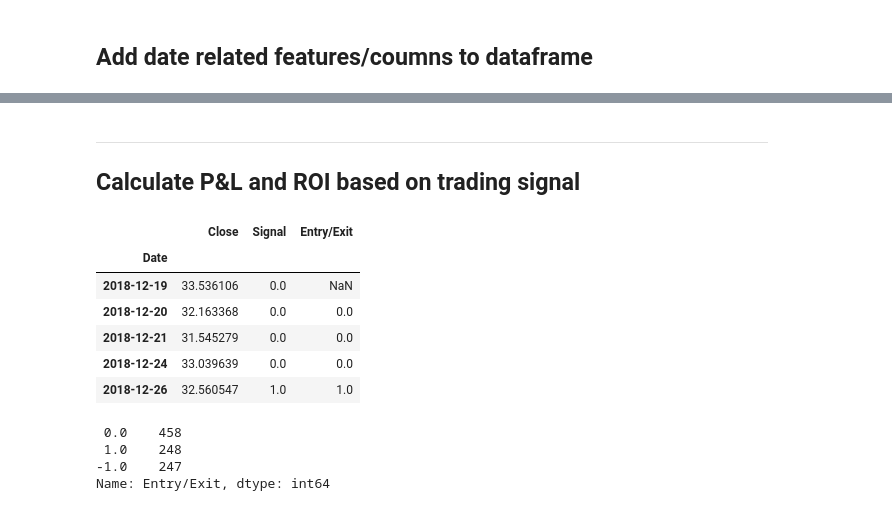
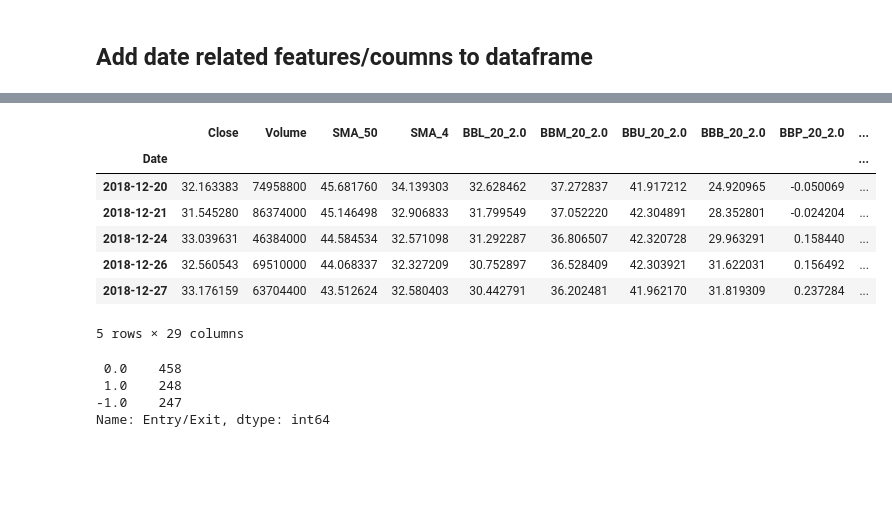
Before and after one commit to jamestan8292/Trading_Bot, a Jupyter notebook: main_ml_XGB.ipynb, the cells around one changed output, grey strips where cells are left out. Saved outputs shown, nothing was run; the diff lists cells and outputs as text; code cells hidden in the pictures; blank space fills up the shorter version.

```diff
--- a/main_ml_XGB.ipynb
+++ b/main_ml_XGB.ipynb
@@ -169,21 +159,20 @@ df.head()
 5 rows × 29 columns
 # %%
 df=df.set_index(['Date'])
-# %% [markdown]
-___
-## Calculate P&L and ROI based on trading signal
 # %%
 # Calculate the points in time when the Signal value changes
 # Identify trade entry (1) and exit (-1) points
-pl_df = df[['Close', 'Signal']].copy()
-pl_df['Entry/Exit'] = pl_df['Signal'].diff()
-pl_df.head()
+df['Entry/Exit'] = df['Signal'].diff()
+df = df.dropna()
+
+df.head()
 # %% [output]
-|  | Close | Signal | Entry/Exit |
-| Date |  |  |  |
-| 2018-12-19 | 33.536106 | 0.0 | NaN |
-| 2018-12-20 | 32.163368 | 0.0 | 0.0 |
-| 2018-12-21 | 31.545279 | 0.0 | 0.0 |
-| 2018-12-24 | 33.039639 | 0.0 | 0.0 |
-| 2018-12-26 | 32.560547 | 1.0 | 1.0 |
+|  | Close | Volume | SMA_50 | SMA_4 | BBL_20_2.0 | BBM_20_2.0 | BBU_20_2.0 | BBB_20_2.0 | BBP_20_2.0 | ... |
+| Date |  |  |  |  |  |  |  |  |  | ... |
+| 2018-12-20 | 32.163383 | 74958800 | 45.681760 | 34.139303 | 32.628462 | 37.272837 | 41.917212 | 24.920965 | -0.050069 | ... |
+| 2018-12-21 | 31.545280 | 86374000 | 45.146498 | 32.906833 | 31.799549 | 37.052220 | 42.304891 | 28.352801 | -0.024204 | ... |
+| 2018-12-24 | 33.039631 | 46384000 | 44.584534 | 32.571098 | 31.292287 | 36.806507 | 42.320728 | 29.963291 | 0.158440 | ... |
+| 2018-12-26 | 32.560543 | 69510000 | 44.068337 | 32.327209 | 30.752897 | 36.528409 | 42.303921 | 31.622031 | 0.156492 | ... |
+| 2018-12-27 | 33.176159 | 63704400 | 43.512624 | 32.580403 | 30.442791 | 36.202481 | 41.962170 | 31.819309 | 0.237284 | ... |
+5 rows × 29 columns
 # %%
```
Also changed, not shown: parts of 32 cells of this notebook, 2 other files.
